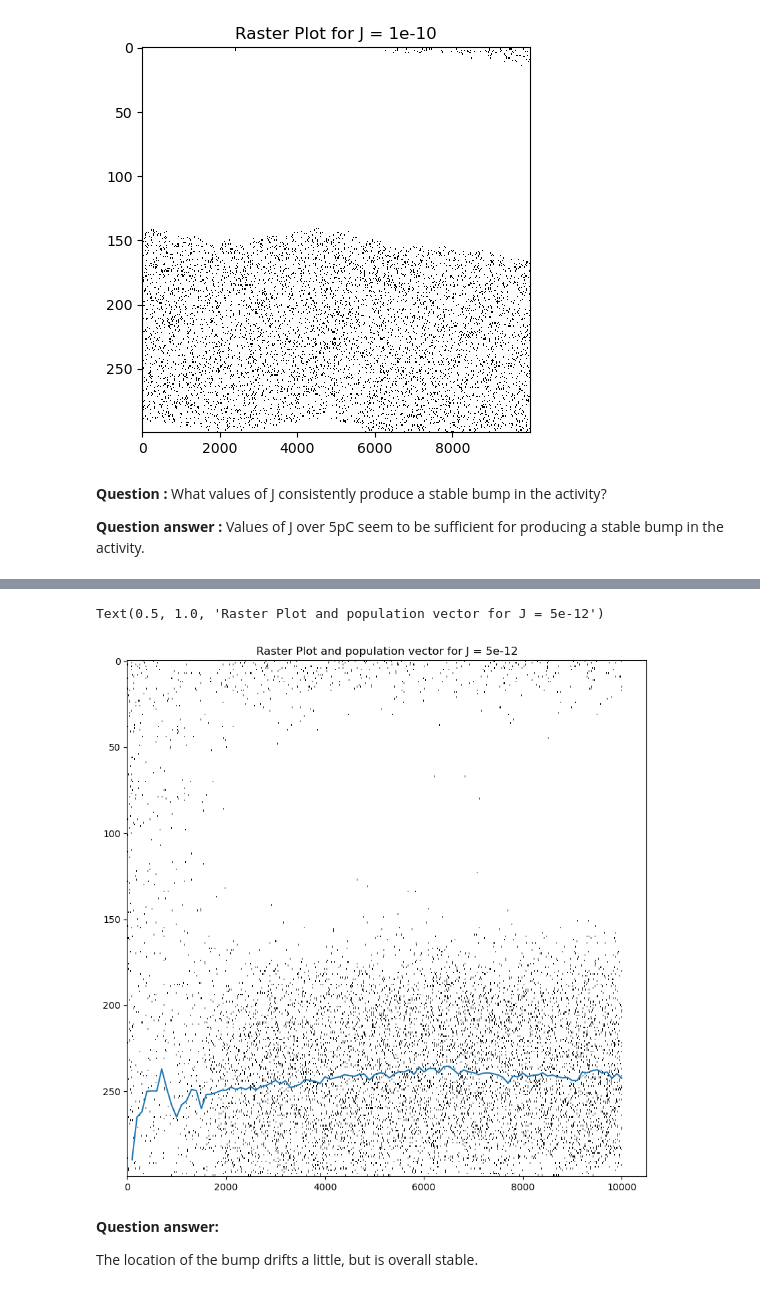
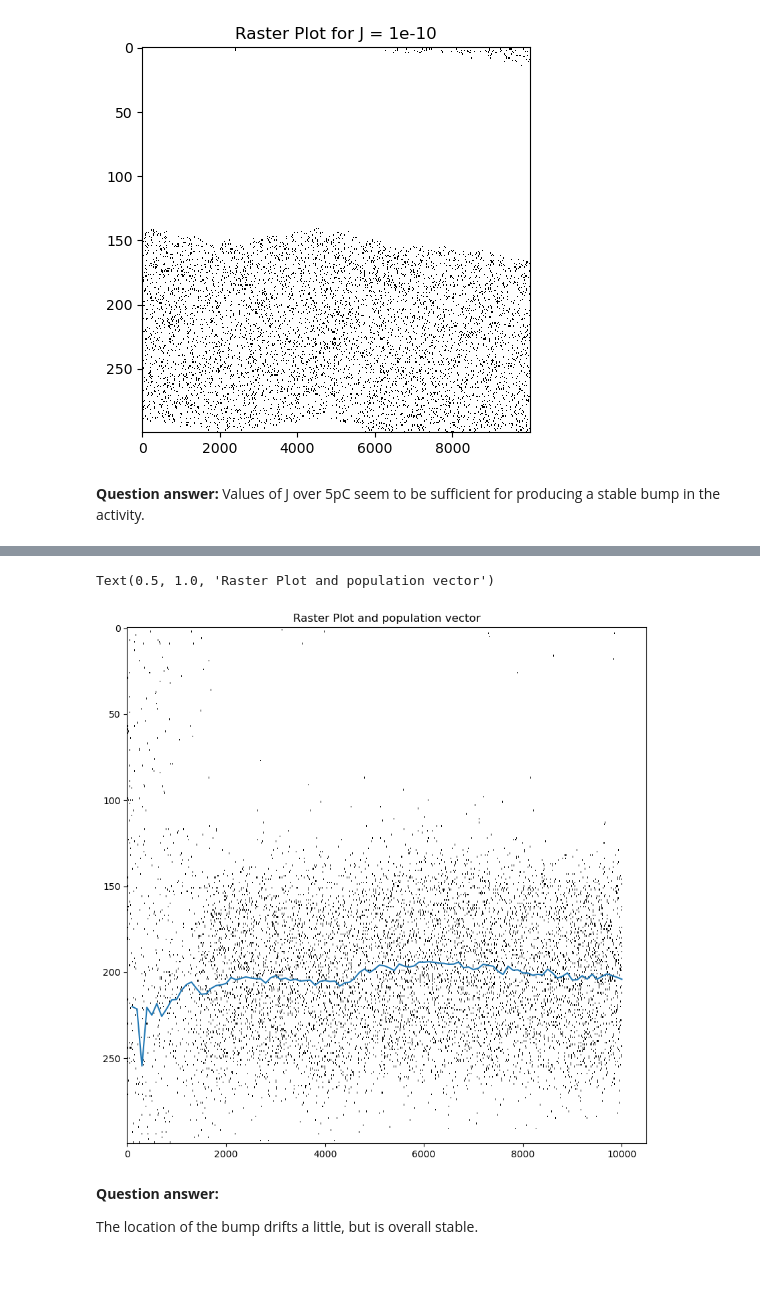
Before and after one commit to SanderMiesen/NeuroDyna, a Jupyter notebook: ProjNotebook.ipynb, the cells around one changed output, grey strips where cells are left out. Saved outputs shown, nothing was run; the diff lists cells and outputs as text; code cells hidden in the pictures.

```diff
--- a/ProjNotebook.ipynb
+++ b/ProjNotebook.ipynb
@@ -260,8 +261,6 @@ plt.show()
 [figure]
 [figure]
 # %% [markdown]
-**Question :** What values of J consistently produce a stable bump in the activity?
-
-**Question answer :** Values of J over 5pC seem to be sufficient for producing a stable bump in the activity.
+**Question answer:** Values of J over 5pC seem to be sufficient for producing a stable bump in the activity.
 # %% [markdown]
 **1.2.** Implement a function that can decode the location of the bump $θ_{bump}$ over time from the binned activity. How stable is the location of the bump?
@@ -280,7 +281,10 @@ def circular_weighted_mean(spikes, N, T=1, bin_size = 1e-2):
     for j in range(number_of_bins): #loop over bins
         for i in range(N): #loop over neurons
             weights[i][j] = (np.mean(spikes[i][(100*j):(100*j)+100]))
-        theta[j] = np.arctan2(np.average(np.sin(xs), weights = weights[:,j]), np.average(np.cos(xs), weights = weights[:,j]))
+        if np.sum(weights[:,j]) == 0:
+            theta[j] = theta[j-1]
+        else:
+            theta[j] = np.arctan2(np.average(np.sin(xs), weights = weights[:,j]), np.average(np.cos(xs), weights = weights[:,j]))
     return (theta+2*np.pi)%(2*np.pi) # return the angle in the range [0,2pi)
 # %%
 # Define parameters
@@ -301,17 +305,17 @@ h0 = np.random.uniform(0, 0.001, N)
 J = 5e-12
 
 # Run the simulations and plot the results
-h, spikes, r = Model1_1(h0, x, N, T, delta_t, J, alpha, beta, r_0, R, tau)
+h1_2, spikes1_2, r1_2 = Model1_1(h0, x, N, T, delta_t, J, alpha, beta, r_0, R, tau)
 # %%
-bump1_1 = circular_weighted_mean(spikes, N)
+bump1_2 = circular_weighted_mean(spikes1_2, N)
 
 plt.figure(figsize=(10,10))
-plt.imshow(spikes, cmap='binary', interpolation='nearest', aspect="auto")
-plt.plot(np.arange(100, 10100, 100), (bump1_1)/np.pi*N/2)
-plt.title(f'Raster Plot and population vector for J = {J}')
+plt.imshow(spikes1_2, cmap='binary', interpolation='nearest', aspect="auto")
+plt.plot(np.arange(100, 10100, 100), (bump1_2)/np.pi*N/2)
+plt.title(f'Raster Plot and population vector')
 # %% [output]
-Text(0.5, 1.0, 'Raster Plot and population vector for J = 5e-12')
+Text(0.5, 1.0, 'Raster Plot and population vector')
-[figure, old version]
+[figure, new version]
 # %% [markdown]
 **Question answer:**
 
```
Also changed, not shown: parts of 59 cells of this notebook.
